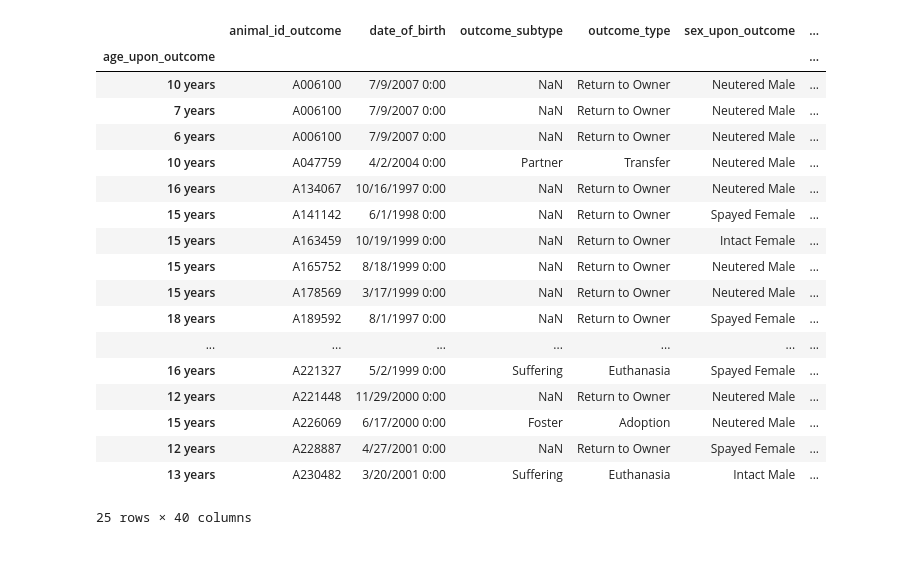
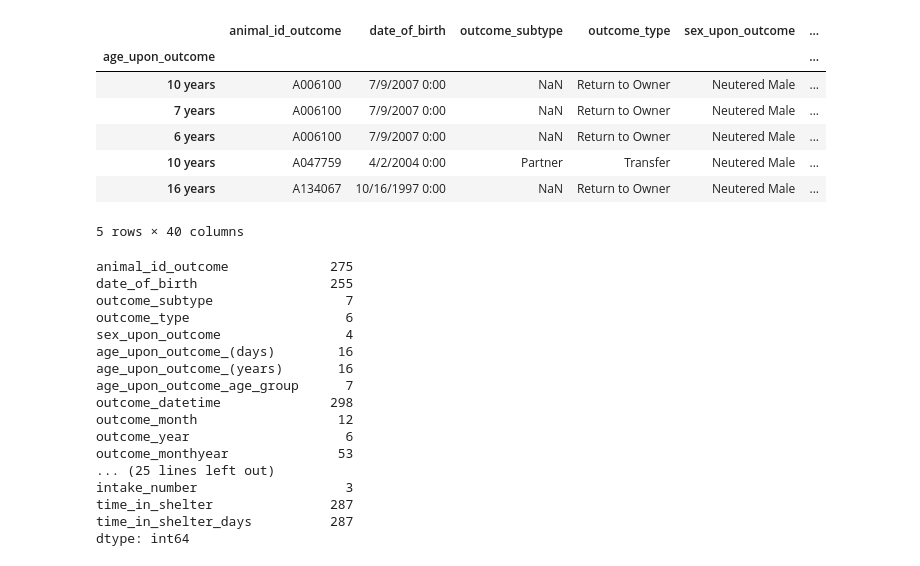
Before and after one commit to hookjamesa/austin_animal_shelter_analysis, a Jupyter notebook: segment1.ipynb, the cells around one changed output. Drawn from its saved outputs; the diff is of its cells as text; code cells hidden in the pictures.

```diff
--- a/segment1.ipynb
+++ b/segment1.ipynb
@@ -4,26 +4,36 @@ import pandas as pd
 # %%
 #  Load the sample dataset.
 
 austin_animal_dataset = "Resources/aac_intakes_outcomes_test_subset.csv"
 shelter_df = pd.read_csv(austin_animal_dataset, index_col=0)
-shelter_df.head(25)
+shelter_df.head(5)
 # %% [output]
 |  | animal_id_outcome | date_of_birth | outcome_subtype | outcome_type | sex_upon_outcome | ... |
 | age_upon_outcome |  |  |  |  |  | ... |
 | 10 years | A006100 | 7/9/2007 0:00 | NaN | Return to Owner | Neutered Male | ... |
 | 7 years | A006100 | 7/9/2007 0:00 | NaN | Return to Owner | Neutered Male | ... |
 | 6 years | A006100 | 7/9/2007 0:00 | NaN | Return to Owner | Neutered Male | ... |
 | 10 years | A047759 | 4/2/2004 0:00 | Partner | Transfer | Neutered Male | ... |
 | 16 years | A134067 | 10/16/1997 0:00 | NaN | Return to Owner | Neutered Male | ... |
-| 15 years | A141142 | 6/1/1998 0:00 | NaN | Return to Owner | Spayed Female | ... |
-| 15 years | A163459 | 10/19/1999 0:00 | NaN | Return to Owner | Intact Female | ... |
-| 15 years | A165752 | 8/18/1999 0:00 | NaN | Return to Owner | Neutered Male | ... |
-| 15 years | A178569 | 3/17/1999 0:00 | NaN | Return to Owner | Neutered Male | ... |
-| 18 years | A189592 | 8/1/1997 0:00 | NaN | Return to Owner | Spayed Female | ... |
-| ... | ... | ... | ... | ... | ... | ... |
-| 16 years | A221327 | 5/2/1999 0:00 | Suffering | Euthanasia | Spayed Female | ... |
-| 12 years | A221448 | 11/29/2000 0:00 | NaN | Return to Owner | Neutered Male | ... |
-| 15 years | A226069 | 6/17/2000 0:00 | Foster | Adoption | Neutered Male | ... |
-| 12 years | A228887 | 4/27/2001 0:00 | NaN | Return to Owner | Spayed Female | ... |
-| 13 years | A230482 | 3/20/2001 0:00 | Suffering | Euthanasia | Intact Male | ... |
-25 rows × 40 columns
+5 rows × 40 columns
+# %%
+# List columns name
+shelter_df.nunique()
+# %% [output]
+animal_id_outcome             275
+date_of_birth                 255
+outcome_subtype                 7
+outcome_type                    6
+sex_upon_outcome                4
+age_upon_outcome_(days)        16
+age_upon_outcome_(years)       16
+age_upon_outcome_age_group      7
+outcome_datetime              298
+outcome_month                  12
+outcome_year                    6
+outcome_monthyear              53
+... (25 lines left out)
+intake_number                   3
+time_in_shelter               287
+time_in_shelter_days          287
+dtype: int64
```
Also changed, not shown: parts of 6 cells of this notebook.
